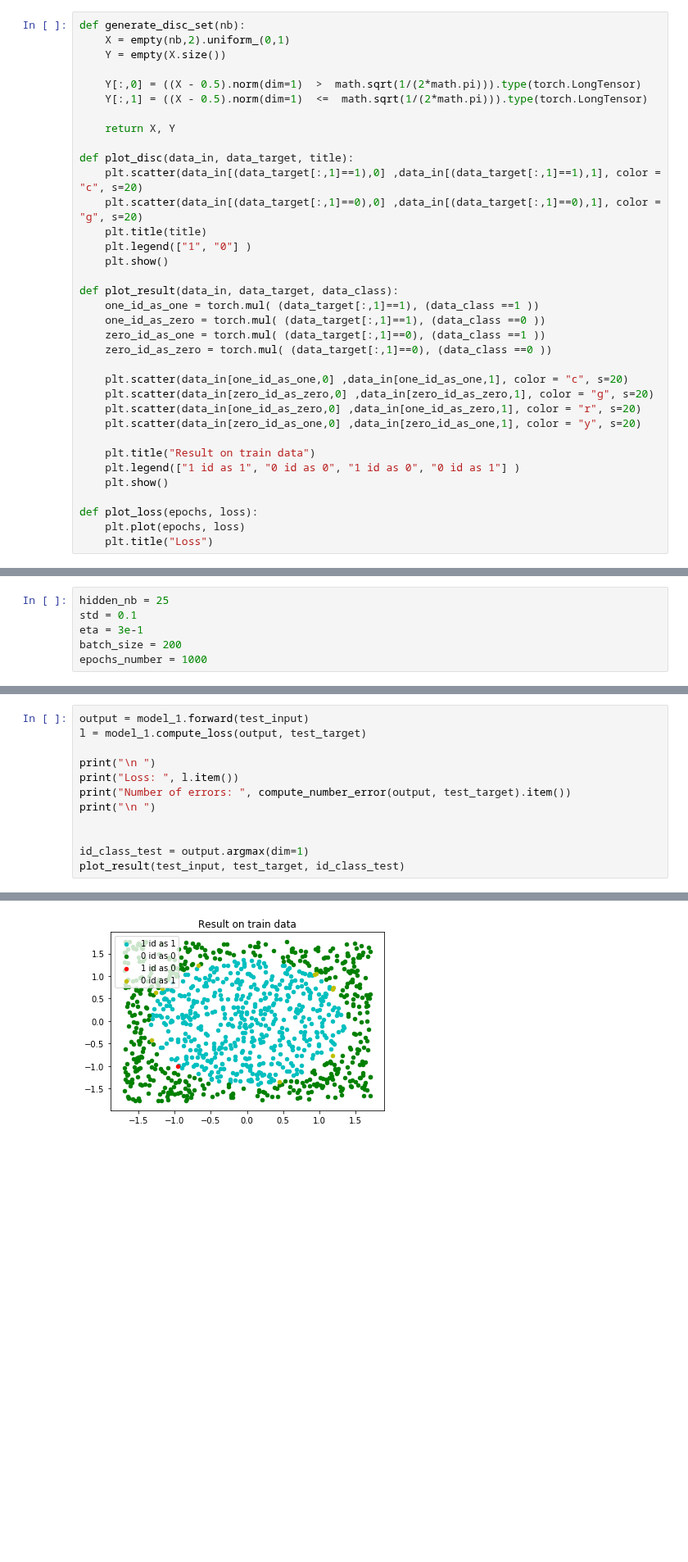
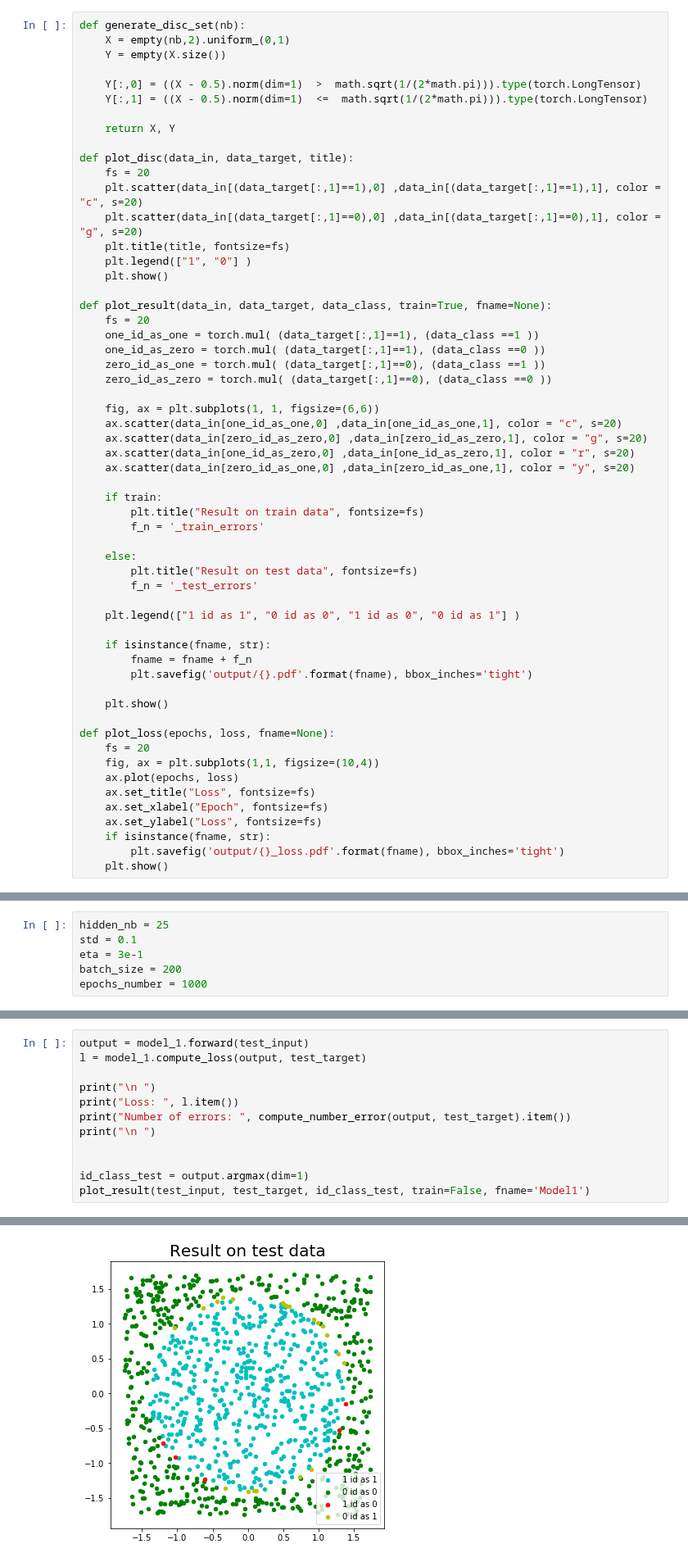
Before and after one commit to natbolon/DL, a Jupyter notebook: Project2/test.ipynb, the cells around one changed output, grey strips where cells are left out. Shown at 82% size. Cells and saved outputs as stored; diff of their text form; blank space fills up the shorter version.

```diff
--- a/Project2/test.ipynb
+++ b/Project2/test.ipynb
@@ -44,30 +44,52 @@ def generate_disc_set(nb):
     return X, Y
 
 def plot_disc(data_in, data_target, title):
+    fs = 20
     plt.scatter(data_in[(data_target[:,1]==1),0] ,data_in[(data_target[:,1]==1),1], color = "c", s=20)
     plt.scatter(data_in[(data_target[:,1]==0),0] ,data_in[(data_target[:,1]==0),1], color = "g", s=20)
-    plt.title(title)
+    plt.title(title, fontsize=fs)
     plt.legend(["1", "0"] )
     plt.show()
 
-def plot_result(data_in, data_target, data_class):
+def plot_result(data_in, data_target, data_class, train=True, fname=None):
+    fs = 20
     one_id_as_one = torch.mul( (data_target[:,1]==1), (data_class ==1 ))
     one_id_as_zero = torch.mul( (data_target[:,1]==1), (data_class ==0 ))
     zero_id_as_one = torch.mul( (data_target[:,1]==0), (data_class ==1 ))
     zero_id_as_zero = torch.mul( (data_target[:,1]==0), (data_class ==0 ))
 
-    plt.scatter(data_in[one_id_as_one,0] ,data_in[one_id_as_one,1], color = "c", s=20)
-    plt.scatter(data_in[zero_id_as_zero,0] ,data_in[zero_id_as_zero,1], color = "g", s=20)
-    plt.scatter(data_in[one_id_as_zero,0] ,data_in[one_id_as_zero,1], color = "r", s=20)
-    plt.scatter(data_in[zero_id_as_one,0] ,data_in[zero_id_as_one,1], color = "y", s=20)
+    fig, ax = plt.subplots(1, 1, figsize=(6,6))
+    ax.scatter(data_in[one_id_as_one,0] ,data_in[one_id_as_one,1], color = "c", s=20)
+    ax.scatter(data_in[zero_id_as_zero,0] ,data_in[zero_id_as_zero,1], color = "g", s=20)
+    ax.scatter(data_in[one_id_as_zero,0] ,data_in[one_id_as_zero,1], color = "r", s=20)
+    ax.scatter(data_in[zero_id_as_one,0] ,data_in[zero_id_as_one,1], color = "y", s=20)
 
-    plt.title("Result on train data")
+    if train:
+        plt.title("Result on train data", fontsize=fs)
+        f_n = '_train_errors'
+
+    else:
+        plt.title("Result on test data", fontsize=fs)
+        f_n = '_test_errors'
+
     plt.legend(["1 id as 1", "0 id as 0", "1 id as 0", "0 id as 1"] )
+
+    if isinstance(fname, str):
+        fname = fname + f_n
+        plt.savefig('output/{}.pdf'.format(fname), bbox_inches='tight')
+
     plt.show()
 
-def plot_loss(epochs, loss):
-    plt.plot(epochs, loss)
-    plt.title("Loss")
+def plot_loss(epochs, loss, fname=None):
+    fs = 20
+    fig, ax = plt.subplots(1,1, figsize=(10,4))
+    ax.plot(epochs, loss)
+    ax.set_title("Loss", fontsize=fs)
+    ax.set_xlabel("Epoch", fontsize=fs)
+    ax.set_ylabel("Loss", fontsize=fs)
+    if isinstance(fname, str):
+        plt.savefig('output/{}_loss.pdf'.format(fname), bbox_inches='tight')
+    plt.show()
 # %%
 Sample_number = 1000
 train_input, train_target = generate_disc_set(Sample_number)
@@ -180,5 +206,5 @@ print("\n ")
 
 
 id_class_test = output.argmax(dim=1)
-plot_result(test_input, test_target, id_class_test)
+plot_result(test_input, test_target, id_class_test, train=False, fname='Model1')
 # %% [output]
@@ -187,4 +213,4 @@ Number of errors:  11
-[figure, old version]
+[figure, new version]
 # %% [markdown]
 ## Model 2: No dropout, deacreasing learning rate
 # %%
```
Also changed, not shown: parts of 5 cells of this notebook, 7 other files.
